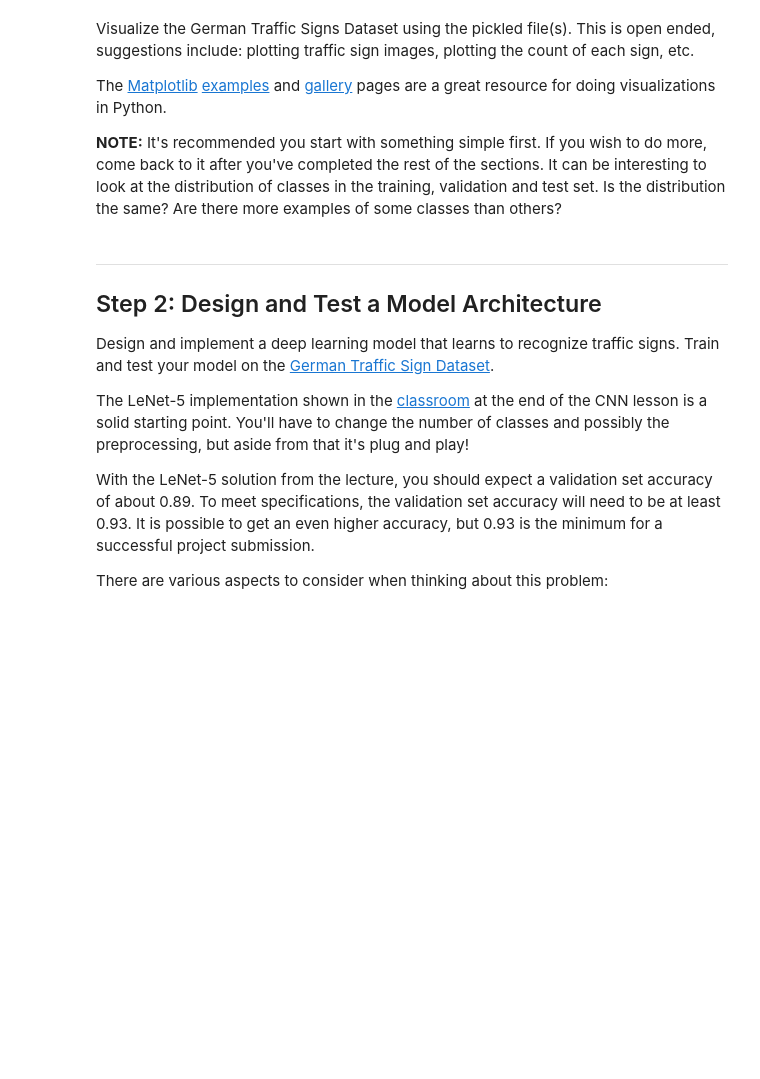
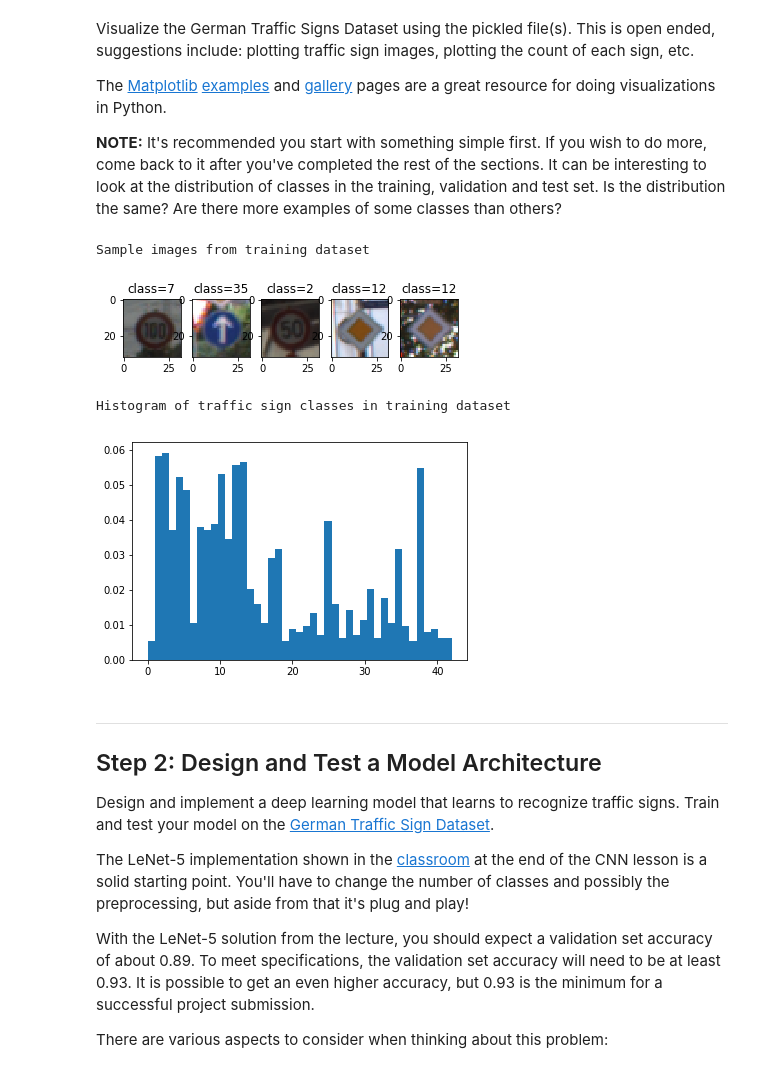
Before and after one commit to nitheeshkl/Udacity_CarND_TrafficSignClassifier, a Jupyter notebook: Traffic_Sign_Classifier.ipynb, the cells around one changed output. Saved outputs shown, nothing was run; the diff lists cells and outputs as text; code cells hidden in the pictures; blank space fills up the shorter version.

Commit message:
visualize dataset
Signed-off-by: Nitheesh K L <nitheesh.k.l@intel.com>

```diff
--- a/Traffic_Sign_Classifier.ipynb
+++ b/Traffic_Sign_Classifier.ipynb
@@ -58,20 +58,22 @@ Complete the basic data summary below. Use python, numpy and/or pandas methods t
 ### Replace each question mark with the appropriate value.
 ### Use python, pandas or numpy methods rather than hard coding the results
 
+import numpy as np
+
 # TODO: Number of training examples
-n_train = ?
+n_train = len(X_train)
 
 # TODO: Number of validation examples
-n_validation = ?
+n_validation = len(X_valid)
 
 # TODO: Number of testing examples.
-n_test = ?
+n_test = len(X_test)
 
 # TODO: What's the shape of an traffic sign image?
-image_shape = ?
+image_shape = X_train[0].shape
 
 # TODO: How many unique classes/labels there are in the dataset.
-n_classes = ?
+n_classes = len(np.unique(y_train))
 
 print("Number of training examples =", n_train)
 print("Number of testing examples =", n_test)
@@ -88,9 +95,28 @@ The [Matplotlib](http://matplotlib.org/) [examples](http://matplotlib.org/exampl
 # %%
 ### Data exploration visualization code goes here.
 ### Feel free to use as many code cells as needed.
 import matplotlib.pyplot as plt
 # Visualizations will be shown in the notebook.
 %matplotlib inline
+
+fig, axes = plt.subplots(nrows=1, ncols=5)
+axes = axes.flatten()
+sampleImageIndices = np.random.randint(0,len(X_train),size=5)
+for i in range(5):
+    axes[i].imshow(X_train[sampleImageIndices[i]])
+    axes[i].set_title(("class=%d"%(y_train[sampleImageIndices[i]])))
+
+print("Sample images from training dataset")
+plt.show()
+
+print("Histogram of traffic sign classes in training dataset")
+plt.figure()
+h = plt.hist(y_train, n_classes, normed=1, histtype='bar', stacked=True)
+# %% [output]
+Sample images from training dataset
+[figure, added]
+Histogram of traffic sign classes in training dataset
+[figure, added]
 # %% [markdown]
 ----
 
```
Also changed, not shown: parts of 1 cell of this notebook.
